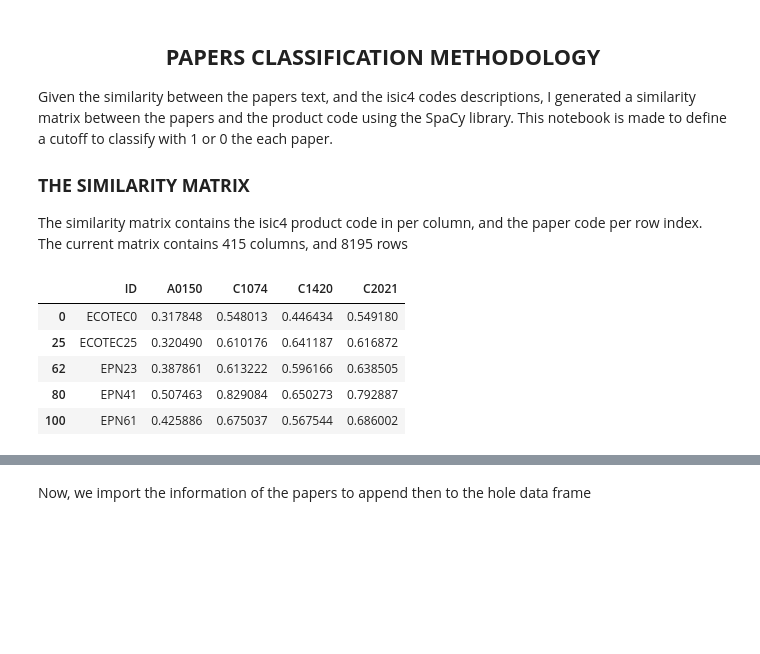
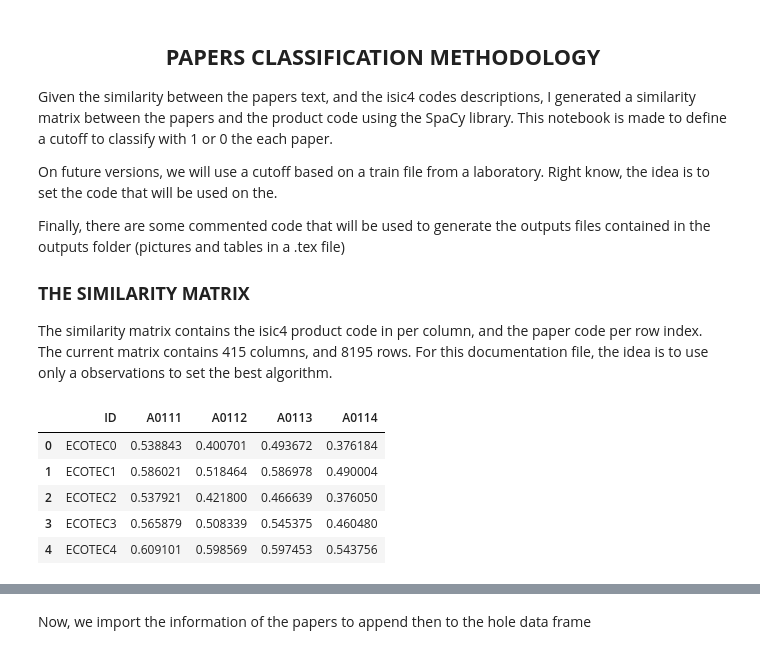
Before and after one commit to elmarcellotc/undergradute-thesis, a Jupyter notebook: application/documentation/similarity_cutoff.ipynb, the cells around one changed output, grey strips where cells are left out. Saved outputs shown, nothing was run; the diff lists cells and outputs as text; code cells hidden in the pictures; blank space fills up the shorter version.

```diff
--- a/application/documentation/similarity_cutoff.ipynb
+++ b/application/documentation/similarity_cutoff.ipynb
@@ -14,20 +14,29 @@ from matplotlib import pyplot as plt
 
 Given the similarity between the papers text, and the isic4 codes descriptions, I generated a similarity matrix between the papers and the product code using the SpaCy library. This notebook is made to define a cutoff to classify with 1 or 0 the each paper.
 
+On future versions, we will use a cutoff based on a train file from a laboratory. Right know, the idea is to set the code that will be used on the.
+
+Finally, there are some commented code that will be used to generate the outputs files contained in the outputs folder (pictures and tables in a .tex file)
 
 ### **THE SIMILARITY MATRIX**
 
- The similarity matrix contains the isic4 product code in per column, and the paper code per row index. The current matrix contains 415 columns, and 8195 rows
+The similarity matrix contains the isic4 product code in per column, and the paper code per row index. The current matrix contains 415 columns, and 8195 rows. For this documentation file, the idea is to use only a observations to set the best algorithm.
 # %%
 similarity = pd.read_csv('treatment_data/similarity.csv', index_col=0)
-with open('outputs/tables/similarity_example.tex','w') as tf:
-    tf.write(similarity.reset_index().iloc[[0,25,62,80,100], [0,25,62,80,100]].to_latex(index=False))
 
-similarity.reset_index().iloc[[0, 25, 62, 80, 100], [0, 25, 62, 80, 100]]
+preview_list = [i for i in range(5)]
+
+# #### to the script
+# with open('outputs/tables/similarity_example.tex','w') as tf:
+#     tf.write(similarity.reset_index().iloc[preview_list, preview_list].to_latex(index=False))
+
+display(similarity.reset_index().iloc[preview_list, preview_list])
+
+similarity = similarity.iloc[[np.random.randint(0,8000) for i in range(50)],[np.random.randint(0,400) for i in range(50)]]
 # %% [output]
-|  | ID | A0150 | C1074 | C1420 | C2021 |
-| 0 | ECOTEC0 | 0.317848 | 0.548013 | 0.446434 | 0.549180 |
-| 25 | ECOTEC25 | 0.320490 | 0.610176 | 0.641187 | 0.616872 |
-| 62 | EPN23 | 0.387861 | 0.613222 | 0.596166 | 0.638505 |
-| 80 | EPN41 | 0.507463 | 0.829084 | 0.650273 | 0.792887 |
-| 100 | EPN61 | 0.425886 | 0.675037 | 0.567544 | 0.686002 |
+|  | ID | A0111 | A0112 | A0113 | A0114 |
+| 0 | ECOTEC0 | 0.538843 | 0.400701 | 0.493672 | 0.376184 |
+| 1 | ECOTEC1 | 0.586021 | 0.518464 | 0.586978 | 0.490004 |
+| 2 | ECOTEC2 | 0.537921 | 0.421800 | 0.466639 | 0.376050 |
+| 3 | ECOTEC3 | 0.565879 | 0.508339 | 0.545375 | 0.460480 |
+| 4 | ECOTEC4 | 0.609101 | 0.598569 | 0.597453 | 0.543756 |
```
Also changed, not shown: parts of 8 cells of this notebook, 3 other files.
